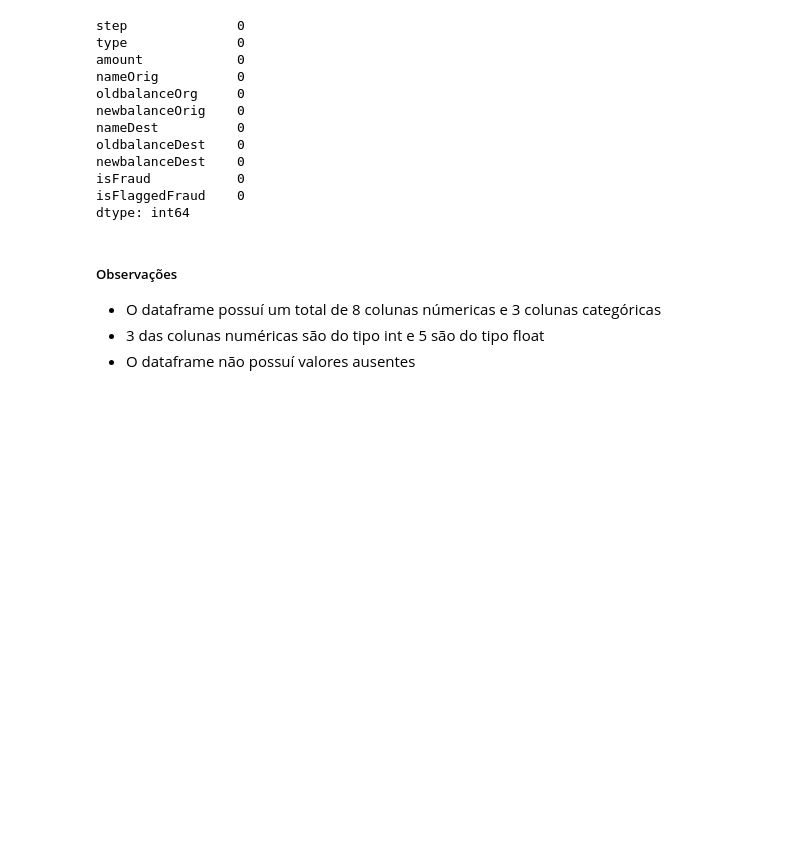
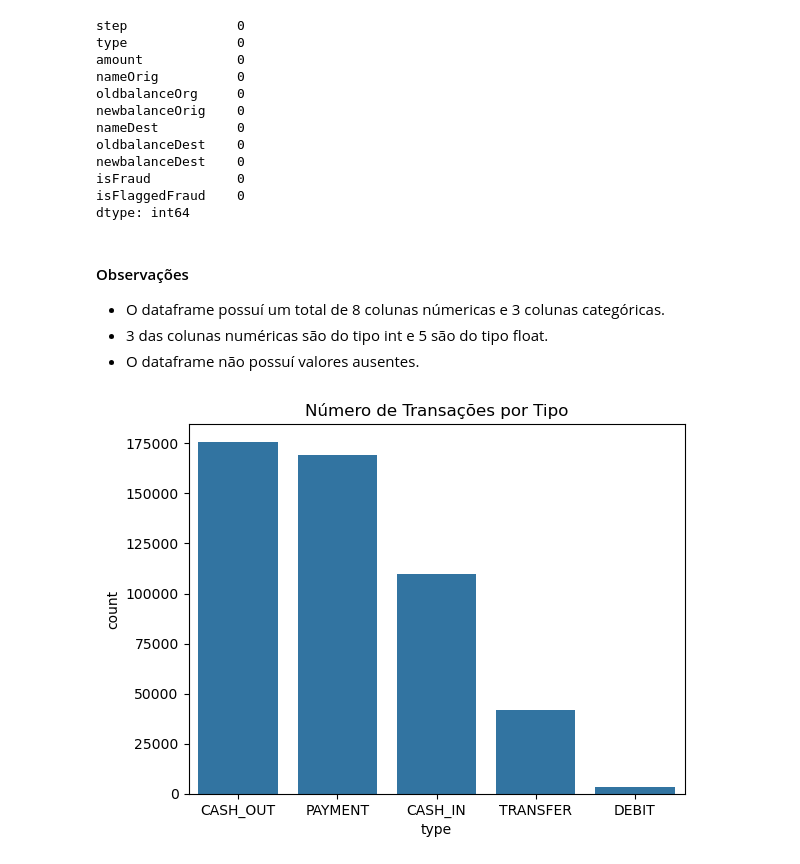
Before and after one commit to RodrigoD4v/fraudulent-transactions, a Jupyter notebook: notebooks/02_01_eda.ipynb, the cells around one changed output. Cells and saved outputs as stored; diff of their text form; code cells hidden in the pictures; blank space fills up the shorter version.

Commit message:
Verifica distribuição de transações por tipo e por fraude.

```diff
--- a/notebooks/02_01_eda.ipynb
+++ b/notebooks/02_01_eda.ipynb
@@ -84,8 +84,16 @@ isFraud           0
 isFlaggedFraud    0
 dtype: int64
 # %% [markdown]
-##### Observações
+#### Observações
 
-* O dataframe possuí um total de 8 colunas númericas e 3 colunas categóricas
-* 3 das colunas numéricas são do tipo int e 5 são do tipo float
-* O dataframe não possuí valores ausentes
+* O dataframe possuí um total de 8 colunas númericas e 3 colunas categóricas.
+* 3 das colunas numéricas são do tipo int e 5 são do tipo float.
+* O dataframe não possuí valores ausentes.
+# %%
+# Distribuição dos dados por tipo de transação
+order = df['type'].value_counts().index
+sns.countplot(x = 'type', data = df, order = order )
+plt.title('Número de Transações por Tipo')
+plt.show()
+# %% [output]
+[figure, added]
```
Also changed, not shown: parts of 2 cells of this notebook.
